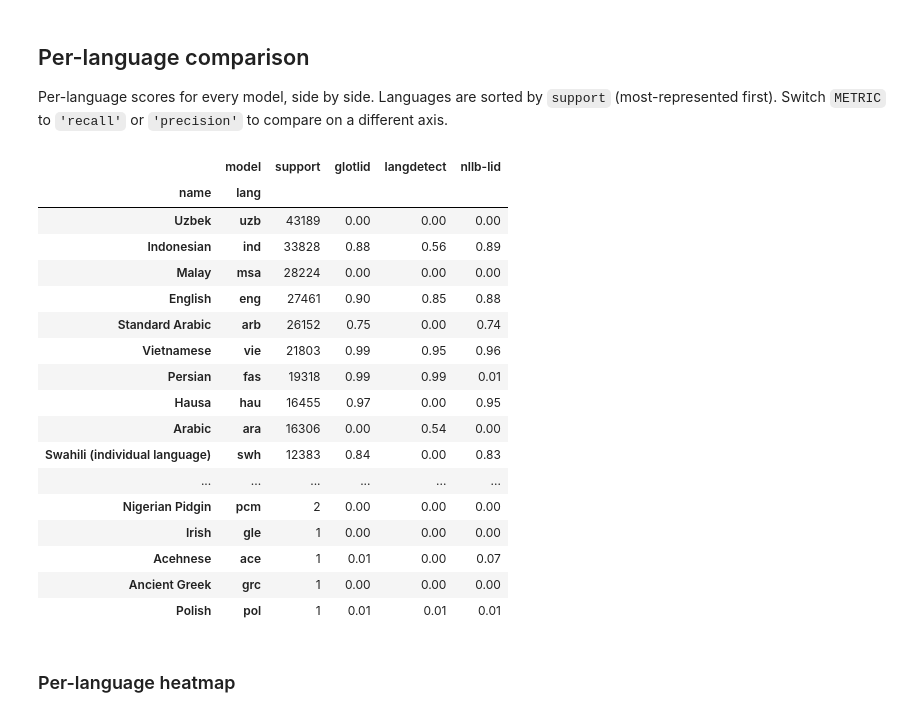
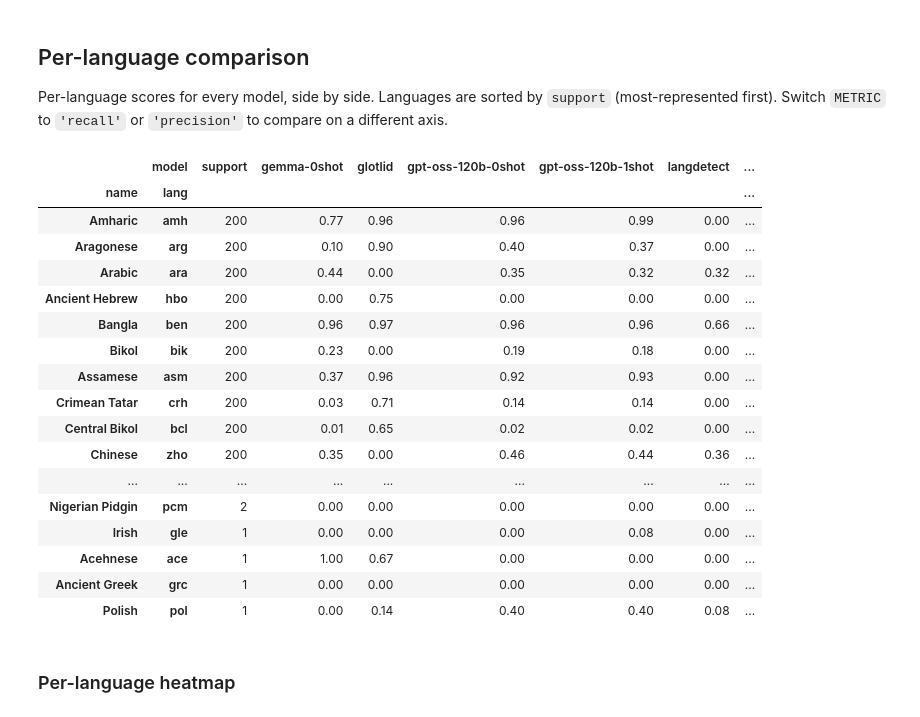
Before and after one commit to Mozilla-Data-Collective/language-id, a Jupyter notebook: src/language_id/notebooks/compare-saved-runs.ipynb, the cells around one changed output. Cells and saved outputs as stored; diff of their text form; code cells hidden in the pictures.

Commit message:
Update final 200samples commonlid results

```diff
--- a/src/language_id/notebooks/compare-saved-runs.ipynb
+++ b/src/language_id/notebooks/compare-saved-runs.ipynb
@@ -44,8 +58,13 @@ glotlid_commonlid_20260601T172923Z
 # %%
 RUN_IDS = [
-    'glotlid_commonlid_20260601T172923Z',
-    'langdetect_commonlid_20260601T174442Z',
-    'nllb-lid_commonlid_20260601T172306Z',
+    'glotlid_commonlid_20260602_T205528',
+    'langdetect_commonlid_20260602_T205505',
+    'nllb-lid_commonlid_20260602_T205544',
+    'gemma-0shot_commonlid_20260603_T063113',
+    'gpt-oss-120b-0shot_commonlid_20260602_T190505',
+    'gpt-oss-120b-1shot_commonlid_20260602_T195943',
+    'minimax-m27-1shot_commonlid_20260603_T004957',
+    'minimax-m27-0shot_commonlid_20260602_T224555',
 ]
 # RUN_IDS = None  # uncomment to compare every saved run
 
@@ -90,28 +109,38 @@ plt.show()
 
 Per-language scores for every model, side by side. Languages are sorted by `support` (most-represented first). Switch `METRIC` to `'recall'` or `'precision'` to compare on a different axis.
 # %%
-METRIC = 'f1'  # 'f1', 'recall', or 'precision'
-pivot = per_language_pivot(runs, METRIC)
-style_per_language(pivot)
+f1 = 'f1'  # 'f1', 'recall', or 'precision'
+recall = 'recall'
+precision = 'precision'
+METRIC = f1
+pivot_f1 = per_language_pivot(runs, f1)
+pivot_recall = per_language_pivot(runs, recall)
+pivot_precision = per_language_pivot(runs, precision)
+
+pivot_f1.to_csv(FIG_DIR / 'per_language_f1.csv')
+pivot_recall.to_csv(FIG_DIR / 'per_language_recall.csv')
+pivot_precision.to_csv(FIG_DIR / 'per_language_precision.csv')
+
+style_per_language(pivot_f1)
 # %% [output]
-|  | model | support | glotlid | langdetect | nllb-lid |
-| name | lang |  |  |  |  |
-| Uzbek | uzb | 43189 | 0.00 | 0.00 | 0.00 |
-| Indonesian | ind | 33828 | 0.88 | 0.56 | 0.89 |
-| Malay | msa | 28224 | 0.00 | 0.00 | 0.00 |
-| English | eng | 27461 | 0.90 | 0.85 | 0.88 |
-| Standard Arabic | arb | 26152 | 0.75 | 0.00 | 0.74 |
-| Vietnamese | vie | 21803 | 0.99 | 0.95 | 0.96 |
-| Persian | fas | 19318 | 0.99 | 0.99 | 0.01 |
-| Hausa | hau | 16455 | 0.97 | 0.00 | 0.95 |
-| Arabic | ara | 16306 | 0.00 | 0.54 | 0.00 |
-| Swahili (individual language) | swh | 12383 | 0.84 | 0.00 | 0.83 |
-| ... | ... | ... | ... | ... | ... |
-| Nigerian Pidgin | pcm | 2 | 0.00 | 0.00 | 0.00 |
-| Irish | gle | 1 | 0.00 | 0.00 | 0.00 |
-| Acehnese | ace | 1 | 0.01 | 0.00 | 0.07 |
-| Ancient Greek | grc | 1 | 0.00 | 0.00 | 0.00 |
-| Polish | pol | 1 | 0.01 | 0.01 | 0.01 |
+|  | model | support | gemma-0shot | glotlid | gpt-oss-120b-0shot | gpt-oss-120b-1shot | langdetect | ... |
+| name | lang |  |  |  |  |  |  | ... |
+| Amharic | amh | 200 | 0.77 | 0.96 | 0.96 | 0.99 | 0.00 | ... |
+| Aragonese | arg | 200 | 0.10 | 0.90 | 0.40 | 0.37 | 0.00 | ... |
+| Arabic | ara | 200 | 0.44 | 0.00 | 0.35 | 0.32 | 0.32 | ... |
+| Ancient Hebrew | hbo | 200 | 0.00 | 0.75 | 0.00 | 0.00 | 0.00 | ... |
+| Bangla | ben | 200 | 0.96 | 0.97 | 0.96 | 0.96 | 0.66 | ... |
+| Bikol | bik | 200 | 0.23 | 0.00 | 0.19 | 0.18 | 0.00 | ... |
+| Assamese | asm | 200 | 0.37 | 0.96 | 0.92 | 0.93 | 0.00 | ... |
+| Crimean Tatar | crh | 200 | 0.03 | 0.71 | 0.14 | 0.14 | 0.00 | ... |
+| Central Bikol | bcl | 200 | 0.01 | 0.65 | 0.02 | 0.02 | 0.00 | ... |
+| Chinese | zho | 200 | 0.35 | 0.00 | 0.46 | 0.44 | 0.36 | ... |
+| ... | ... | ... | ... | ... | ... | ... | ... | ... |
+| Nigerian Pidgin | pcm | 2 | 0.00 | 0.00 | 0.00 | 0.00 | 0.00 | ... |
+| Irish | gle | 1 | 0.00 | 0.00 | 0.00 | 0.08 | 0.00 | ... |
+| Acehnese | ace | 1 | 1.00 | 0.67 | 0.00 | 0.00 | 0.00 | ... |
+| Ancient Greek | grc | 1 | 0.00 | 0.00 | 0.00 | 0.00 | 0.00 | ... |
+| Polish | pol | 1 | 0.00 | 0.14 | 0.40 | 0.40 | 0.08 | ... |
 # %% [markdown]
 ### Per-language heatmap
 # %%
```
Also changed, not shown: parts of 6 cells of this notebook.
